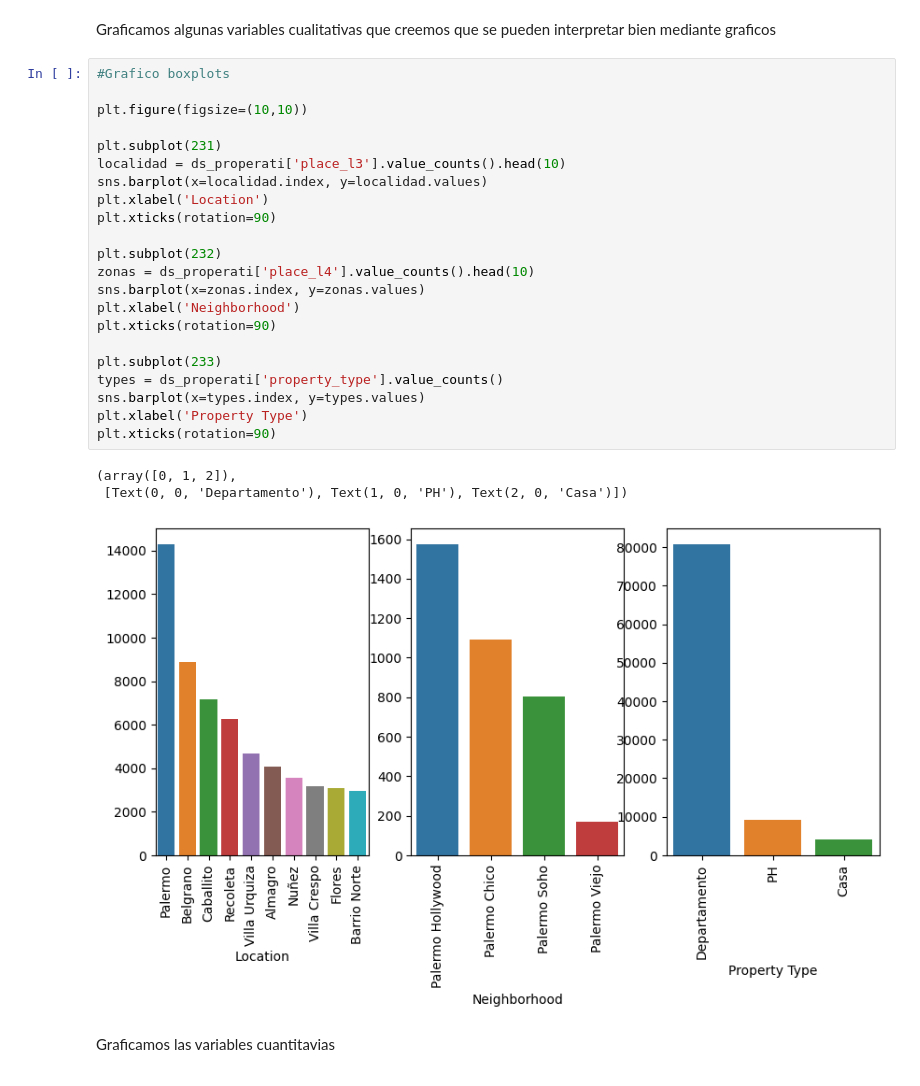
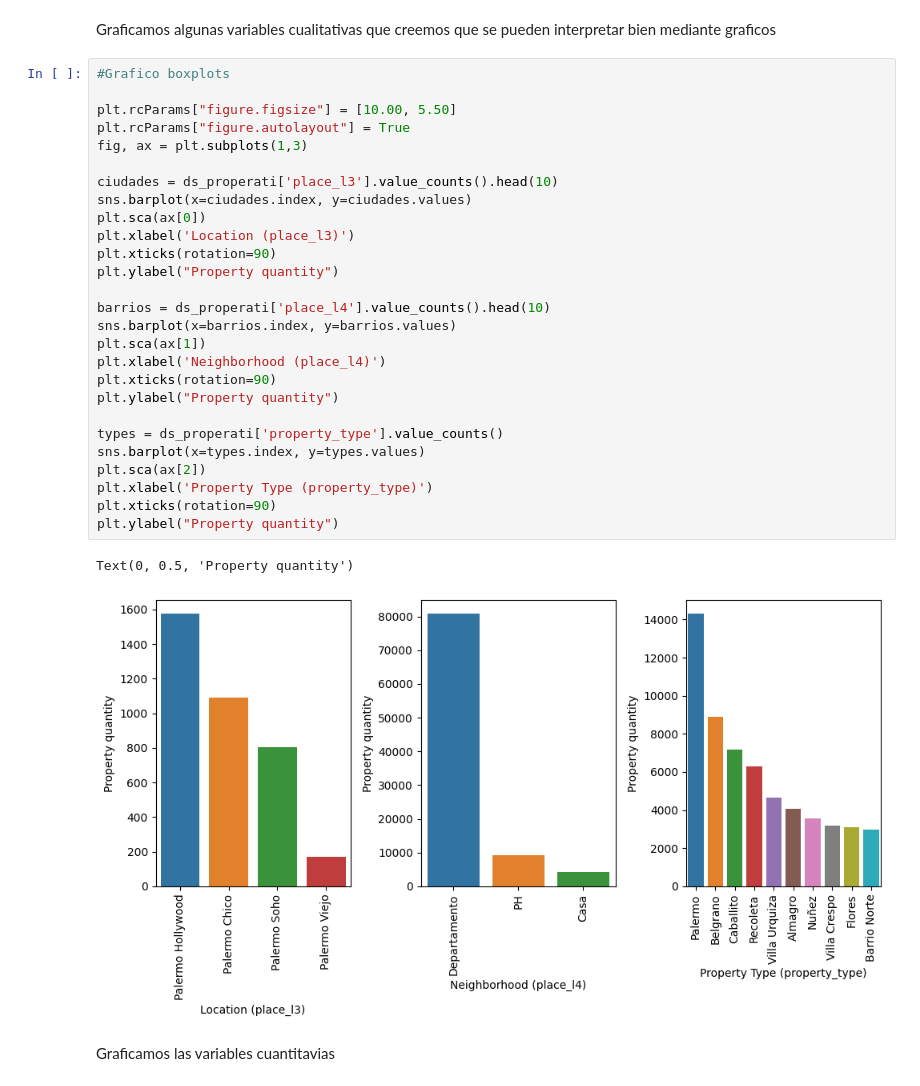
Before and after one commit to MiguelV5/7506-Organizacion_de_datos, a Jupyter notebook: TP1/7506R_2C2022_GRUPO3.ipynb, the cells around one changed output. Cells and saved outputs as stored; diff of their text form.

```diff
--- a/TP1/7506R_2C2022_GRUPO3.ipynb
+++ b/TP1/7506R_2C2022_GRUPO3.ipynb
@@ -239,28 +280,32 @@ Graficamos algunas variables cualitativas que creemos que se pueden interpretar
 # %%
 #Grafico boxplots
 
-plt.figure(figsize=(10,10))
+plt.rcParams["figure.figsize"] = [10.00, 5.50]
+plt.rcParams["figure.autolayout"] = True
+fig, ax = plt.subplots(1,3)
 
-plt.subplot(231)
-localidad = ds_properati['place_l3'].value_counts().head(10)
-sns.barplot(x=localidad.index, y=localidad.values)
-plt.xlabel('Location')
+ciudades = ds_properati['place_l3'].value_counts().head(10)
+sns.barplot(x=ciudades.index, y=ciudades.values)
+plt.sca(ax[0])
+plt.xlabel('Location (place_l3)')
 plt.xticks(rotation=90)
+plt.ylabel("Property quantity")
 
-plt.subplot(232)
-zonas = ds_properati['place_l4'].value_counts().head(10)
-sns.barplot(x=zonas.index, y=zonas.values)
-plt.xlabel('Neighborhood')
+barrios = ds_properati['place_l4'].value_counts().head(10)
+sns.barplot(x=barrios.index, y=barrios.values)
+plt.sca(ax[1])
+plt.xlabel('Neighborhood (place_l4)')
 plt.xticks(rotation=90)
+plt.ylabel("Property quantity")
 
-plt.subplot(233)
 types = ds_properati['property_type'].value_counts()
 sns.barplot(x=types.index, y=types.values)
-plt.xlabel('Property Type')
+plt.sca(ax[2])
+plt.xlabel('Property Type (property_type)')
 plt.xticks(rotation=90)
+plt.ylabel("Property quantity")
 # %% [output]
-(array([0, 1, 2]),
- [Text(0, 0, 'Departamento'), Text(1, 0, 'PH'), Text(2, 0, 'Casa')])
+Text(0, 0.5, 'Property quantity')
-[figure, old version]
+[figure, new version]
 # %% [markdown]
 Graficamos las variables cuantitavias
```
Also changed, not shown: parts of 48 cells of this notebook, 1 other file.
